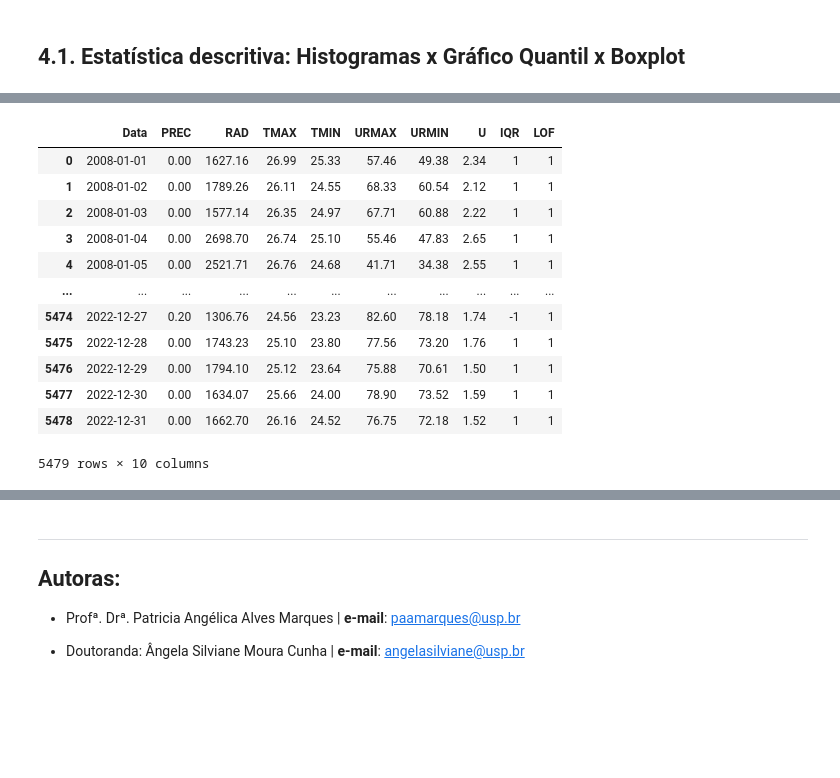
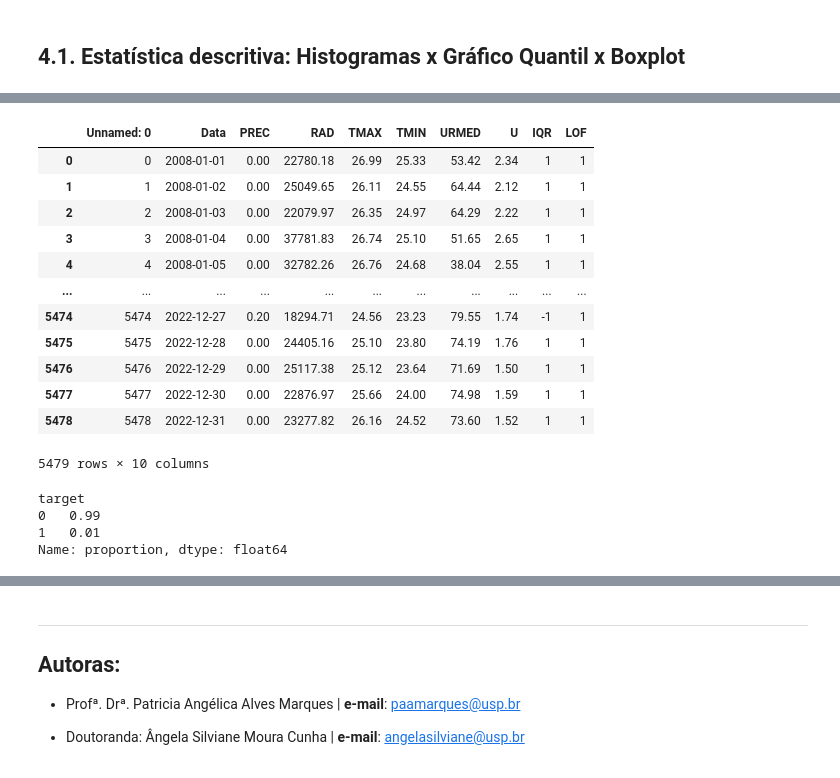
Before and after one commit to angelassilviane/esalq_dados_clima, a Jupyter notebook: main.ipynb, the cells around one changed output, grey strips where cells are left out. Saved outputs shown, nothing was run; the diff lists cells and outputs as text; code cells hidden in the pictures; blank space fills up the shorter version.

```diff
--- a/main.ipynb
+++ b/main.ipynb
@@ -48,8 +51,8 @@ warnings.filterwarnings('ignore')
 %run "./IQR_find_extreme_values.ipynb"
 # %%
 pd.set_option('float_format', '{:.2f}'.format)
-pd.set_option('display.max_rows', 50)
-pd.set_option('display.max_columns', 30)
+pd.set_option('display.max_rows', 100)
+pd.set_option('display.max_columns', 20)
 # %%
 # Selecionar a cidade:
 
@@ -551,28 +610,45 @@ LI(%): 0.0
 # %%
 # Comparação entre IQR e LOF:
 
-from sklearn.neighbors import LocalOutlierFactor
+# Luíz Eduardo Magalhães - BA (A404)
+df_lof = pd.read_csv('./Dados_Processados/A404_PP.csv', sep = ',')
 
-def outliers_find(df,x):
-    q1  =  df[x].quantile(.25)
-    q3  =  df[x].quantile(.75)
+def outliers_find(df_lof, x):
+    q1  =  df_lof[x].quantile(.25)
+    q3  =  df_lof[x].quantile(.75)
     iqr = q3-q1
-    df['IQR']  = np.where(df[[x]]<(q1-1.5*iqr),-1, np.where(df[[x]]>(q3+1.5*iqr),-1,1))
-    df['LOF'] = LocalOutlierFactor(n_neighbors=20, novelty=True).fit(df[[x]]).predict(df[[x]])
-    return df
+    df_lof['IQR']  = np.where(df_lof[[x]] < (q1 - 1.5 * iqr), -1, np.where(df_lof[[x]] > (q3 + 1.5 * iqr), -1, 1))
+    df_lof['LOF'] = LocalOutlierFactor(n_neighbors=20, novelty=True).fit(df_lof[[x]]).predict(df_lof[[x]])
+    return df_lof
 
-outliers_find(new_df,'PREC')
+outliers_find(df_lof,'PREC')
 # %% [output]
-|  | Data | PREC | RAD | TMAX | TMIN | URMAX | URMIN | U | IQR | LOF |
-| 0 | 2008-01-01 | 0.00 | 1627.16 | 26.99 | 25.33 | 57.46 | 49.38 | 2.34 | 1 | 1 |
-| 1 | 2008-01-02 | 0.00 | 1789.26 | 26.11 | 24.55 | 68.33 | 60.54 | 2.12 | 1 | 1 |
-| 2 | 2008-01-03 | 0.00 | 1577.14 | 26.35 | 24.97 | 67.71 | 60.88 | 2.22 | 1 | 1 |
-| 3 | 2008-01-04 | 0.00 | 2698.70 | 26.74 | 25.10 | 55.46 | 47.83 | 2.65 | 1 | 1 |
-| 4 | 2008-01-05 | 0.00 | 2521.71 | 26.76 | 24.68 | 41.71 | 34.38 | 2.55 | 1 | 1 |
+|  | Unnamed: 0 | Data | PREC | RAD | TMAX | TMIN | URMED | U | IQR | LOF |
+| 0 | 0 | 2008-01-01 | 0.00 | 22780.18 | 26.99 | 25.33 | 53.42 | 2.34 | 1 | 1 |
+| 1 | 1 | 2008-01-02 | 0.00 | 25049.65 | 26.11 | 24.55 | 64.44 | 2.12 | 1 | 1 |
+| 2 | 2 | 2008-01-03 | 0.00 | 22079.97 | 26.35 | 24.97 | 64.29 | 2.22 | 1 | 1 |
+| 3 | 3 | 2008-01-04 | 0.00 | 37781.83 | 26.74 | 25.10 | 51.65 | 2.65 | 1 | 1 |
+| 4 | 4 | 2008-01-05 | 0.00 | 32782.26 | 26.76 | 24.68 | 38.04 | 2.55 | 1 | 1 |
 | ... | ... | ... | ... | ... | ... | ... | ... | ... | ... | ... |
-| 5474 | 2022-12-27 | 0.20 | 1306.76 | 24.56 | 23.23 | 82.60 | 78.18 | 1.74 | -1 | 1 |
-| 5475 | 2022-12-28 | 0.00 | 1743.23 | 25.10 | 23.80 | 77.56 | 73.20 | 1.76 | 1 | 1 |
-| 5476 | 2022-12-29 | 0.00 | 1794.10 | 25.12 | 23.64 | 75.88 | 70.61 | 1.50 | 1 | 1 |
-| 5477 | 2022-12-30 | 0.00 | 1634.07 | 25.66 | 24.00 | 78.90 | 73.52 | 1.59 | 1 | 1 |
-| 5478 | 2022-12-31 | 0.00 | 1662.70 | 26.16 | 24.52 | 76.75 | 72.18 | 1.52 | 1 | 1 |
+| 5474 | 5474 | 2022-12-27 | 0.20 | 18294.71 | 24.56 | 23.23 | 79.55 | 1.74 | -1 | 1 |
+| 5475 | 5475 | 2022-12-28 | 0.00 | 24405.16 | 25.10 | 23.80 | 74.19 | 1.76 | 1 | 1 |
+| 5476 | 5476 | 2022-12-29 | 0.00 | 25117.38 | 25.12 | 23.64 | 71.69 | 1.50 | 1 | 1 |
+| 5477 | 5477 | 2022-12-30 | 0.00 | 22876.97 | 25.66 | 24.00 | 74.98 | 1.59 | 1 | 1 |
+| 5478 | 5478 | 2022-12-31 | 0.00 | 23277.82 | 26.16 | 24.52 | 73.60 | 1.52 | 1 | 1 |
 5479 rows × 10 columns
+# %%
+# Exemplo do LOF com um conjunto de dados sintético:
+
+# Etapa 1: Criar conjunto ce dados com anomalias:
+X, y = make_classification(n_samples=100000, n_features=2, n_informative=2, n_redundant=0, n_repeated=0, n_classes=2, n_clusters_per_class=1, weights=[0.995, 0.005], class_sep=0.5, random_state=0)
+
+# Converter os dados de array para dataframe:
+df = pd.DataFrame({'feature1': X[:, 0], 'feature2': X[:, 1], 'target': y})
+
+# Check the target distribution
+df['target'].value_counts(normalize=True)
+# %% [output]
+target
+0   0.99
+1   0.01
+Name: proportion, dtype: float64
```
Also changed, not shown: parts of 42 cells of this notebook, 5 other files.
